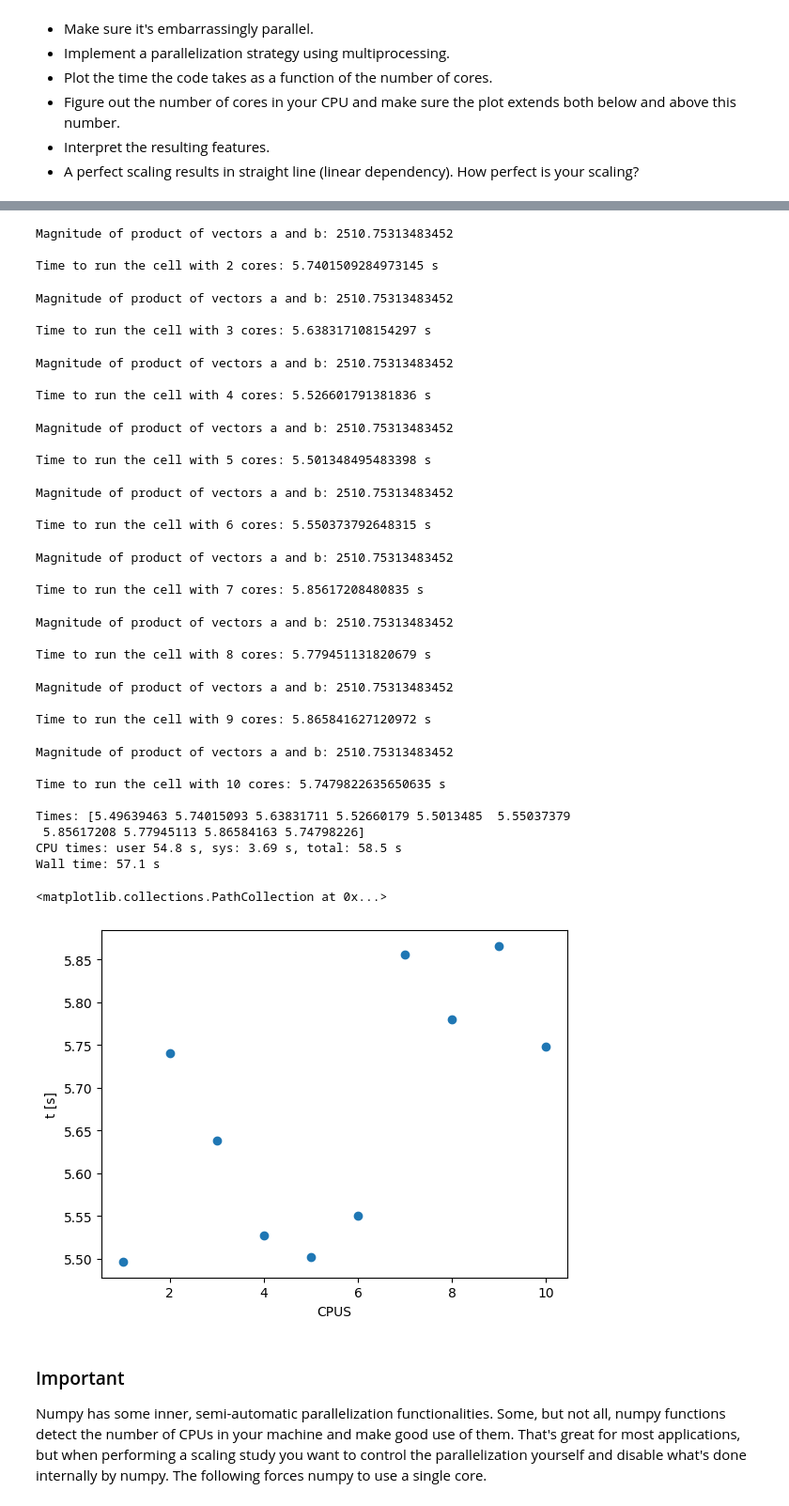
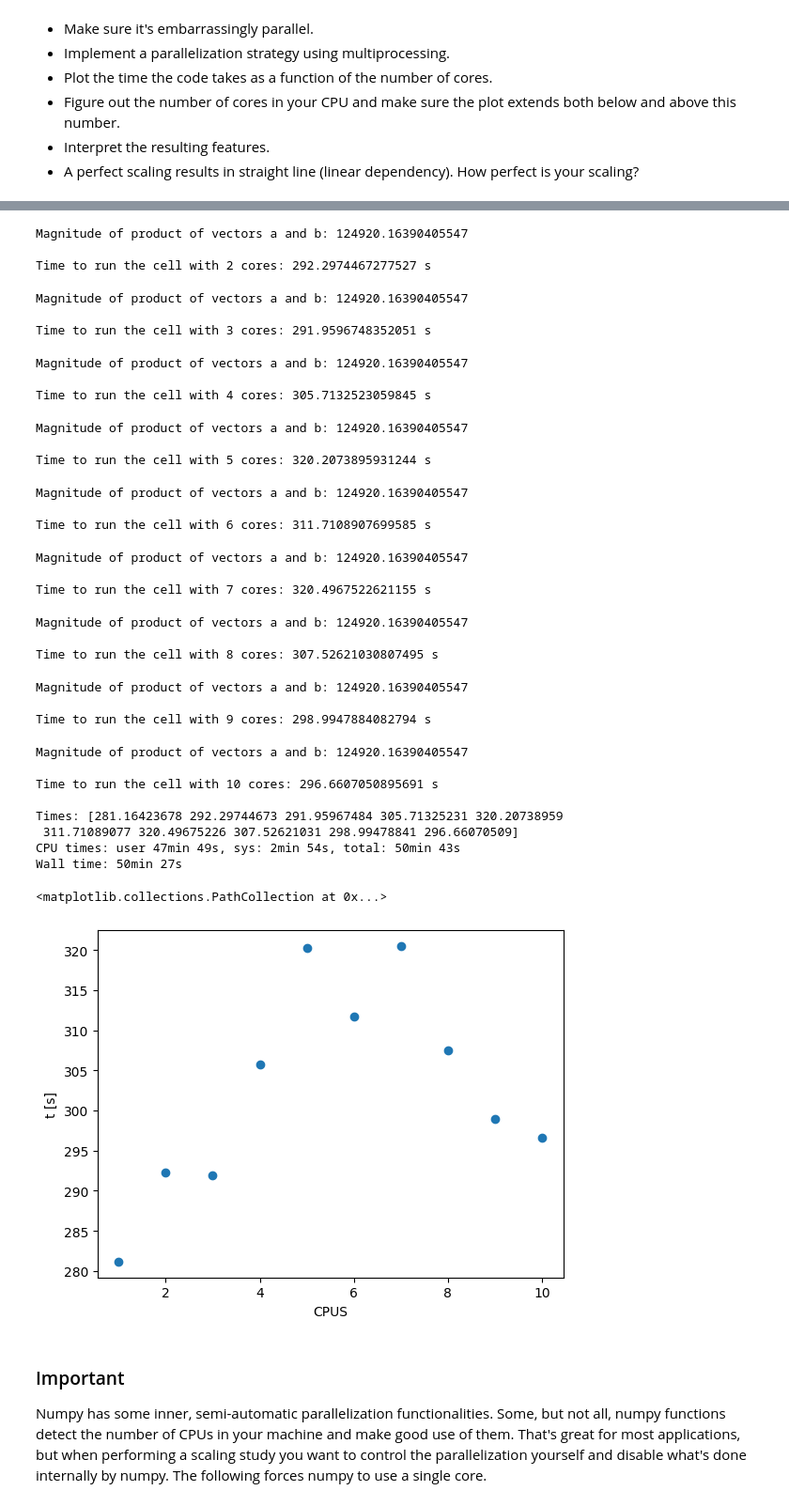
Before and after one commit to amoro23/lectures_amoro23, a Jupyter notebook: L07_numba_multiprocessing.ipynb, the cells around one changed output, grey strips where cells are left out. Shown at 94% size. Cells and saved outputs as stored; diff of their text form; code cells hidden in the pictures.

```diff
--- a/L07_numba_multiprocessing.ipynb
+++ b/L07_numba_multiprocessing.ipynb
@@ -751,7 +751,7 @@ print(f'My laptop is equipped with {multiprocessing.cpu_count()} cores')
 
 CPUS = [1, 2, 3, 4, 5, 6, 7, 8, 9, 10]
 
-N = int(1e4) # 1e7 made the code too slow
+N = int(5e5) # 1e7 made the code too slow
 
 a = np.random.random(N)
 b = np.random.random(N)
@@ -792,37 +792,37 @@ Time to run the cell with 1 core: 5.496394634246826 s
-Magnitude of product of vectors a and b: 2510.75313483452
+Magnitude of product of vectors a and b: 124920.16390405547
 
-Time to run the cell with 2 cores: 5.7401509284973145 s
+Time to run the cell with 2 cores: 292.2974467277527 s
-Magnitude of product of vectors a and b: 2510.75313483452
+Magnitude of product of vectors a and b: 124920.16390405547
 
-Time to run the cell with 3 cores: 5.638317108154297 s
+Time to run the cell with 3 cores: 291.9596748352051 s
-Magnitude of product of vectors a and b: 2510.75313483452
+Magnitude of product of vectors a and b: 124920.16390405547
 
-Time to run the cell with 4 cores: 5.526601791381836 s
+Time to run the cell with 4 cores: 305.7132523059845 s
-Magnitude of product of vectors a and b: 2510.75313483452
+Magnitude of product of vectors a and b: 124920.16390405547
 
-Time to run the cell with 5 cores: 5.501348495483398 s
+Time to run the cell with 5 cores: 320.2073895931244 s
-Magnitude of product of vectors a and b: 2510.75313483452
+Magnitude of product of vectors a and b: 124920.16390405547
 
-Time to run the cell with 6 cores: 5.550373792648315 s
+Time to run the cell with 6 cores: 311.7108907699585 s
-Magnitude of product of vectors a and b: 2510.75313483452
+Magnitude of product of vectors a and b: 124920.16390405547
 
-Time to run the cell with 7 cores: 5.85617208480835 s
+Time to run the cell with 7 cores: 320.4967522621155 s
-Magnitude of product of vectors a and b: 2510.75313483452
+Magnitude of product of vectors a and b: 124920.16390405547
 
-Time to run the cell with 8 cores: 5.779451131820679 s
+Time to run the cell with 8 cores: 307.52621030807495 s
-Magnitude of product of vectors a and b: 2510.75313483452
+Magnitude of product of vectors a and b: 124920.16390405547
 
-Time to run the cell with 9 cores: 5.865841627120972 s
+Time to run the cell with 9 cores: 298.9947884082794 s
-Magnitude of product of vectors a and b: 2510.75313483452
+Magnitude of product of vectors a and b: 124920.16390405547
 
-Time to run the cell with 10 cores: 5.7479822635650635 s
+Time to run the cell with 10 cores: 296.6607050895691 s
 
-Times: [5.49639463 5.74015093 5.63831711 5.52660179 5.5013485  5.55037379
- 5.85617208 5.77945113 5.86584163 5.74798226]
-CPU times: user 54.8 s, sys: 3.69 s, total: 58.5 s
-Wall time: 57.1 s
+Times: [281.16423678 292.29744673 291.95967484 305.71325231 320.20738959
+ 311.71089077 320.49675226 307.52621031 298.99478841 296.66070509]
+CPU times: user 47min 49s, sys: 2min 54s, total: 50min 43s
+Wall time: 50min 27s
 <matplotlib.collections.PathCollection at 0x...>
-[figure, old version]
+[figure, new version]
 # %% [markdown]
 ### Important
 Numpy has some inner, semi-automatic parallelization functionalities. Some, but not all, numpy functions detect the number of CPUs in your machine and make good use of them. That's great for most applications, but when performing a scaling study you want to control the parallelization yourself and disable what's done internally by numpy. The following forces numpy to use a single core.
```
Also changed, not shown: parts of 27 cells of this notebook, 6 other files.
